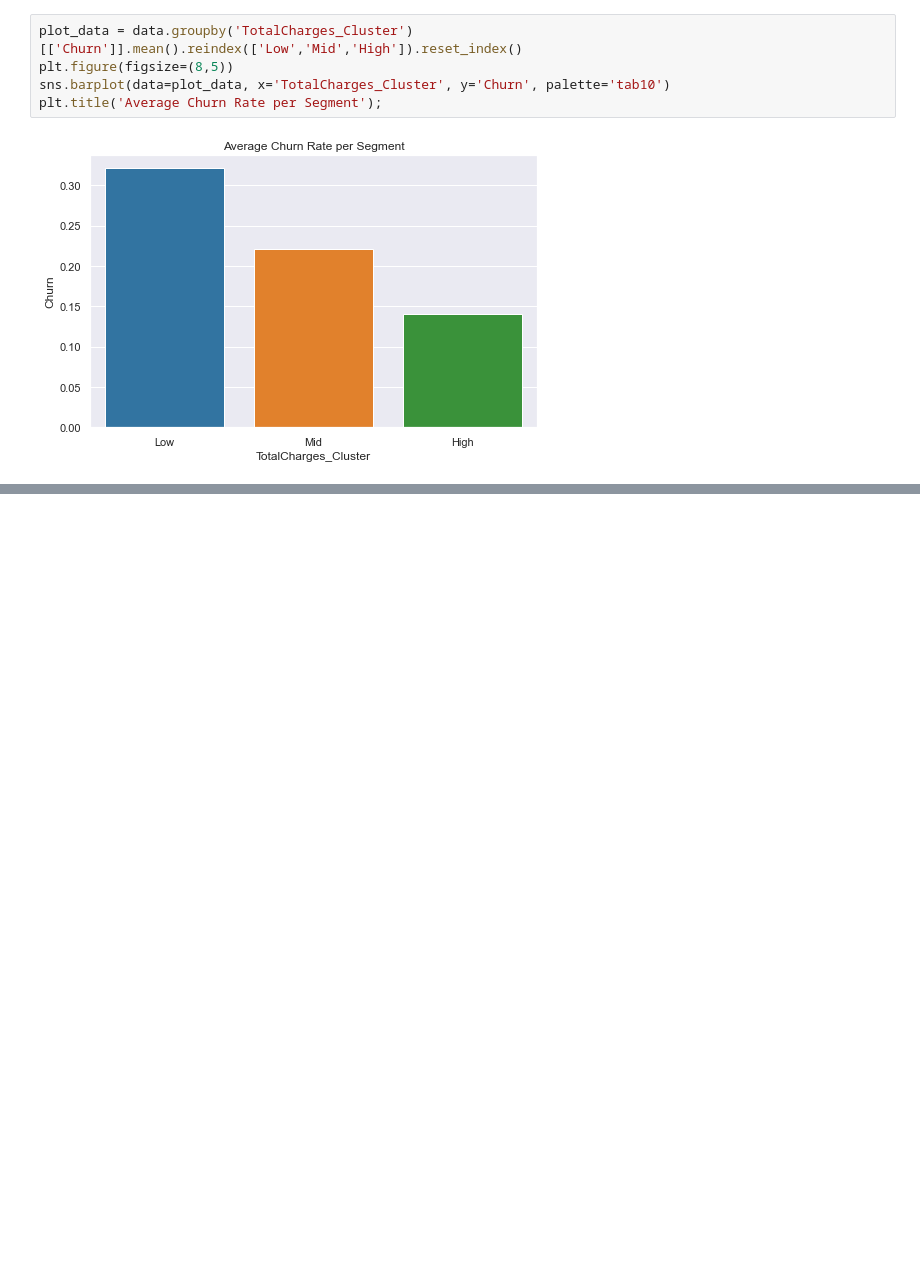
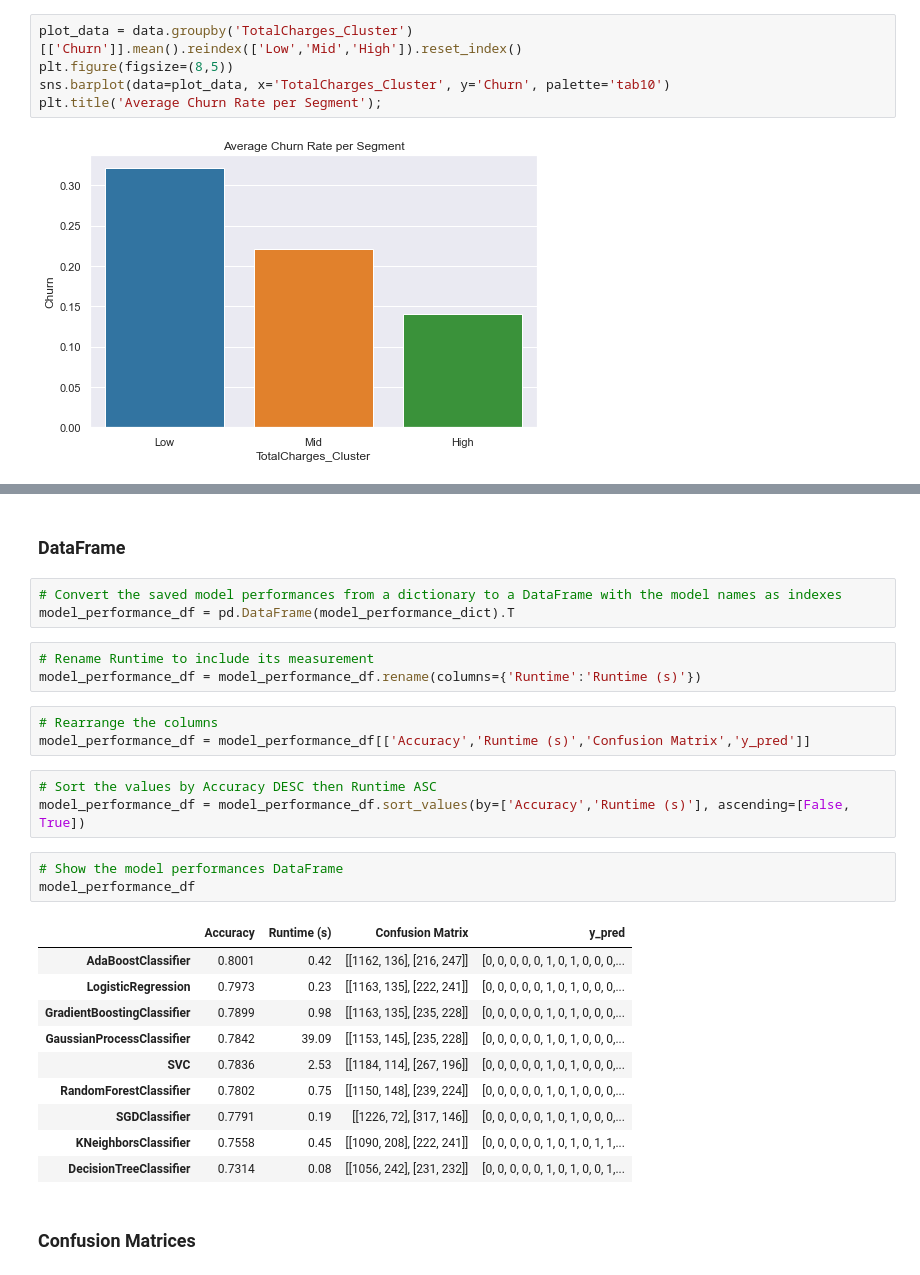
Before and after one commit to noahscantron/Telecom_Customer_Churn, a Jupyter notebook: Telecom_Customer_Churn.ipynb, the cells around one changed output, grey strips where cells are left out. Drawn from its saved outputs; the diff is of its cells as text; blank space fills up the shorter version.

```diff
--- a/Telecom_Customer_Churn.ipynb
+++ b/Telecom_Customer_Churn.ipynb
@@ -515,0 +635,30 @@ plt.title('Average Churn Rate per Segment');
+# %% [markdown]
+### DataFrame
+# %%
+# Convert the saved model performances from a dictionary to a DataFrame with the model names as indexes
+model_performance_df = pd.DataFrame(model_performance_dict).T
+# %%
+# Rename Runtime to include its measurement
+model_performance_df = model_performance_df.rename(columns={'Runtime':'Runtime (s)'})
+# %%
+# Rearrange the columns
+model_performance_df = model_performance_df[['Accuracy','Runtime (s)','Confusion Matrix','y_pred']]
+# %%
+# Sort the values by Accuracy DESC then Runtime ASC
+model_performance_df = model_performance_df.sort_values(by=['Accuracy','Runtime (s)'], ascending=[False, True])
+# %%
+# Show the model performances DataFrame
+model_performance_df
+# %% [output]
+|  | Accuracy | Runtime (s) | Confusion Matrix | y_pred |
+| AdaBoostClassifier | 0.8001 | 0.42 | [[1162, 136], [216, 247]] | [0, 0, 0, 0, 0, 1, 0, 1, 0, 0, 0,... |
+| LogisticRegression | 0.7973 | 0.23 | [[1163, 135], [222, 241]] | [0, 0, 0, 0, 0, 1, 0, 1, 0, 0, 0,... |
+| GradientBoostingClassifier | 0.7899 | 0.98 | [[1163, 135], [235, 228]] | [0, 0, 0, 0, 0, 1, 0, 1, 0, 0, 0,... |
+| GaussianProcessClassifier | 0.7842 | 39.09 | [[1153, 145], [235, 228]] | [0, 0, 0, 0, 0, 1, 0, 1, 0, 0, 0,... |
+| SVC | 0.7836 | 2.53 | [[1184, 114], [267, 196]] | [0, 0, 0, 0, 0, 1, 0, 1, 0, 0, 0,... |
+| RandomForestClassifier | 0.7802 | 0.75 | [[1150, 148], [239, 224]] | [0, 0, 0, 0, 0, 1, 0, 1, 0, 0, 0,... |
+| SGDClassifier | 0.7791 | 0.19 | [[1226, 72], [317, 146]] | [0, 0, 0, 0, 0, 1, 0, 1, 0, 0, 0,... |
+| KNeighborsClassifier | 0.7558 | 0.45 | [[1090, 208], [222, 241]] | [0, 0, 0, 0, 0, 1, 0, 1, 0, 1, 1,... |
+| DecisionTreeClassifier | 0.7314 | 0.08 | [[1056, 242], [231, 232]] | [0, 0, 0, 0, 0, 1, 0, 1, 0, 0, 1,... |
+# %% [markdown]
+### Confusion Matrices
```
Also changed, not shown: parts of 65 cells of this notebook.
